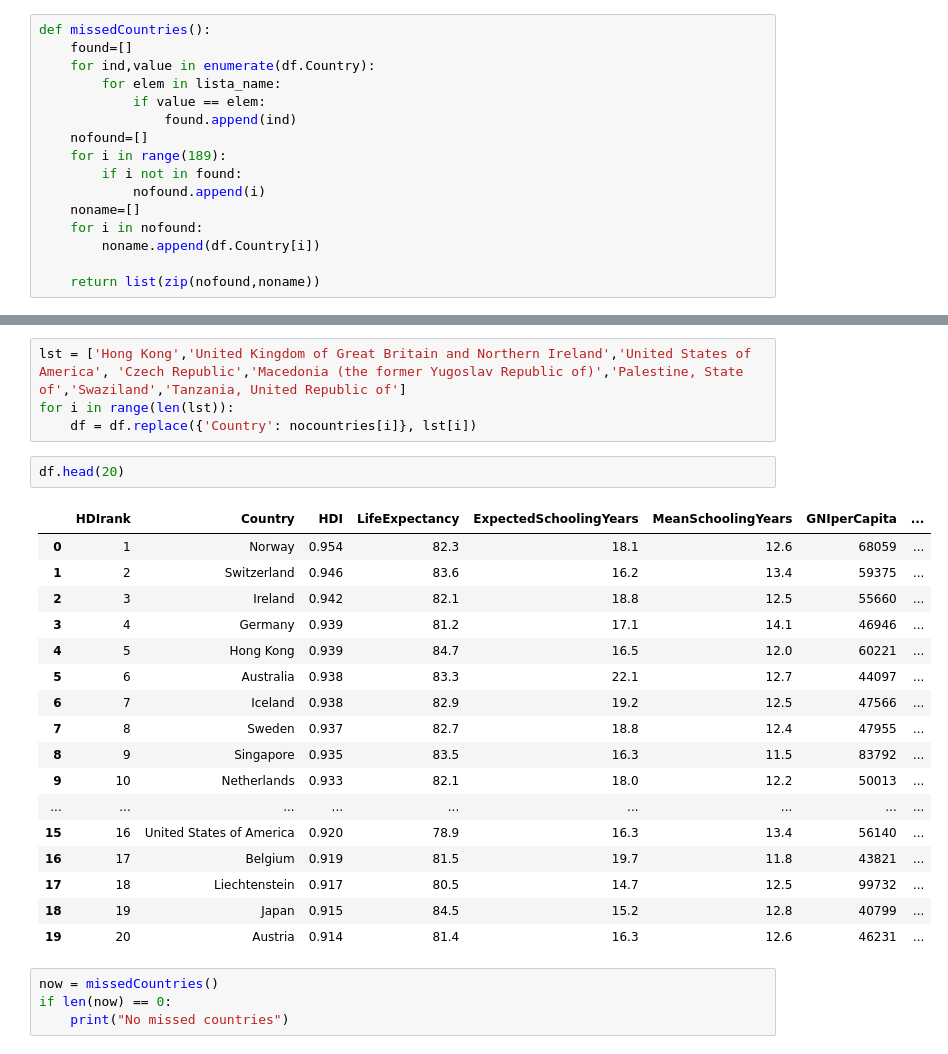
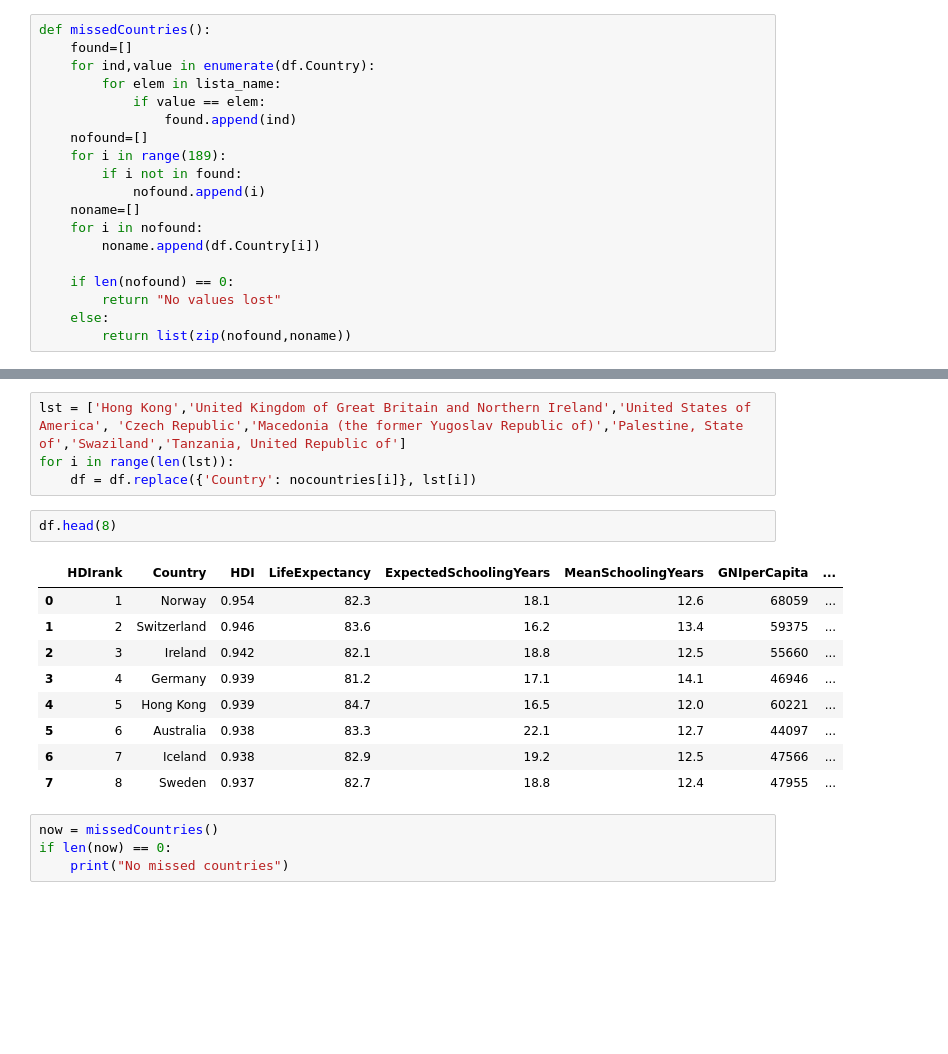
Before and after one commit to MdeMaic/WebScrapingAPI_Project, a Jupyter notebook: SRC/Functions.ipynb, the cells around one changed output, grey strips where cells are left out. Cells and saved outputs as stored; diff of their text form; blank space fills up the shorter version.

```diff
--- a/SRC/Functions.ipynb
+++ b/SRC/Functions.ipynb
@@ -58,7 +58,10 @@ def missedCountries():
     for i in nofound:
         noname.append(df.Country[i])
 
-    return list(zip(nofound,noname))
+    if len(nofound) == 0:
+        return "No values lost"
+    else:
+        return list(zip(nofound,noname))
 # %%
 nocountries = missedCountries()
 nocountries
@@ -93,25 +96,17 @@ lst = ['Hong Kong','United Kingdom of Great Britain and Northern Ireland','Unite
 for i in range(len(lst)):
     df = df.replace({'Country': nocountries[i]}, lst[i])
 # %%
-df.head(20)
+df.head(8)
 # %% [output]
 |  | HDIrank | Country | HDI | LifeExpectancy | ExpectedSchoolingYears | MeanSchoolingYears | GNIperCapita | ... |
 | 0 | 1 | Norway | 0.954 | 82.3 | 18.1 | 12.6 | 68059 | ... |
 | 1 | 2 | Switzerland | 0.946 | 83.6 | 16.2 | 13.4 | 59375 | ... |
 | 2 | 3 | Ireland | 0.942 | 82.1 | 18.8 | 12.5 | 55660 | ... |
 | 3 | 4 | Germany | 0.939 | 81.2 | 17.1 | 14.1 | 46946 | ... |
 | 4 | 5 | Hong Kong | 0.939 | 84.7 | 16.5 | 12.0 | 60221 | ... |
 | 5 | 6 | Australia | 0.938 | 83.3 | 22.1 | 12.7 | 44097 | ... |
 | 6 | 7 | Iceland | 0.938 | 82.9 | 19.2 | 12.5 | 47566 | ... |
 | 7 | 8 | Sweden | 0.937 | 82.7 | 18.8 | 12.4 | 47955 | ... |
-| 8 | 9 | Singapore | 0.935 | 83.5 | 16.3 | 11.5 | 83792 | ... |
-| 9 | 10 | Netherlands | 0.933 | 82.1 | 18.0 | 12.2 | 50013 | ... |
-| ... | ... | ... | ... | ... | ... | ... | ... | ... |
-| 15 | 16 | United States of America | 0.920 | 78.9 | 16.3 | 13.4 | 56140 | ... |
-| 16 | 17 | Belgium | 0.919 | 81.5 | 19.7 | 11.8 | 43821 | ... |
-| 17 | 18 | Liechtenstein | 0.917 | 80.5 | 14.7 | 12.5 | 99732 | ... |
-| 18 | 19 | Japan | 0.915 | 84.5 | 15.2 | 12.8 | 40799 | ... |
-| 19 | 20 | Austria | 0.914 | 81.4 | 16.3 | 12.6 | 46231 | ... |
 # %%
 now = missedCountries()
 if len(now) == 0:
```
Also changed, not shown: parts of 12 cells of this notebook, 2 other files.
